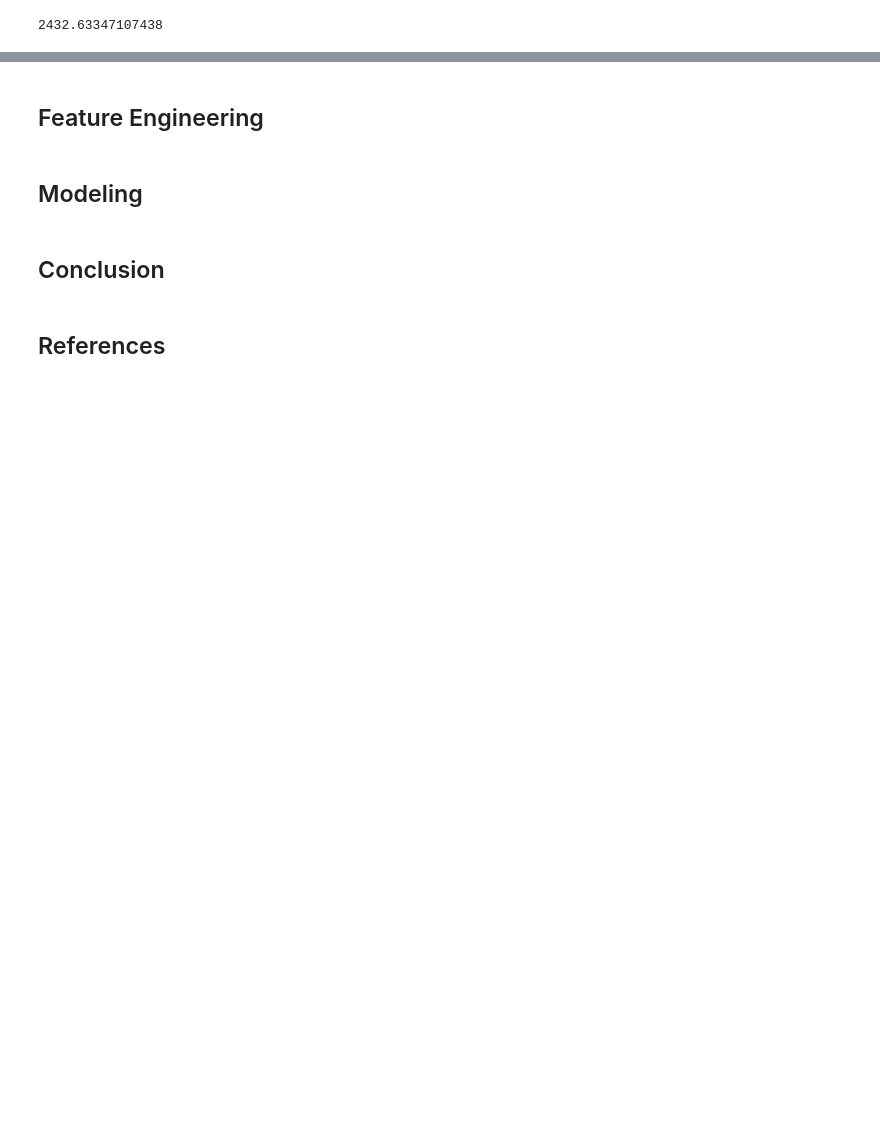
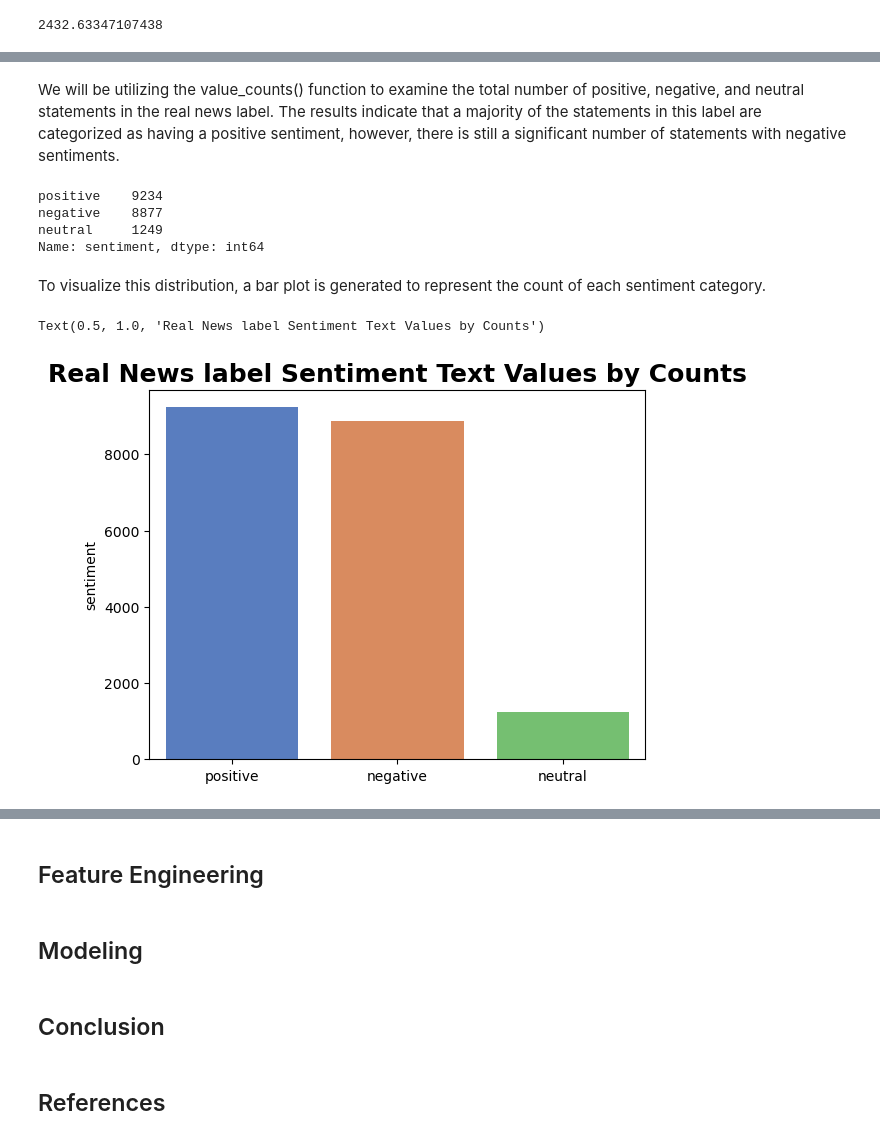
Before and after one commit to francheska-vicente/data102-fake-news, a Jupyter notebook: main.ipynb, the cells around one changed output, grey strips where cells are left out. Saved outputs shown, nothing was run; the diff lists cells and outputs as text; code cells hidden in the pictures; blank space fills up the shorter version.

```diff
--- a/main.ipynb
+++ b/main.ipynb
@@ -1126,0 +1200,9 @@ Comparing the results of the two label, it is evident that the fake label has a
+# %%
+#Real News
+all_words = ' '.join([word for word in rn_SA['text_string']])
+tokenized_words = nltk.tokenize.word_tokenize(all_words)
+
+fdist = FreqDist(tokenized_words)
+
+rn_SA['text_string_fdist'] = rn_SA['text_token'].apply(lambda x: ' '.join([item for item in x if fdist[item] >= 1 ]))
+rn_SA[['Content', 'text_token', 'text_string', 'text_string_fdist']].tail()
@@ -1126,0 +1229,10 @@ Comparing the results of the two label, it is evident that the fake label has a
+# %%
+#Real News
+wordnet_lem = WordNetLemmatizer()
+
+rn_SA['text_string_lem'] = rn_SA['text_string_fdist'].apply(wordnet_lem.lemmatize)
+
+# check if the columns are equal
+rn_SA['is_equal']= (rn_SA['text_string_fdist']== rn_SA['text_string_lem'])
+# show level count
+rn_SA.is_equal.value_counts()
@@ -1126,0 +1262,9 @@ Comparing the results of the two label, it is evident that the fake label has a
+# %%
+analyzer = SentimentIntensityAnalyzer()
+
+rn_SA['polarity'] = rn_SA['text_string_lem'].apply(lambda x: analyzer.polarity_scores(x))
+
+# Change data structure
+rn_SA = pd.concat(
+     [rn_SA.drop(['polarity'], axis=1),
+     rn_SA['polarity'].apply(pd.Series)], axis=1)
@@ -1126,0 +1273,12 @@ Comparing the results of the two label, it is evident that the fake label has a
+# %%
+def condition(x):
+    if x>0:
+        return "positive"
+    elif x==0:
+        return "neutral"
+    else:
+        return 'negative'
+
+rn_SA['sentiment'] = rn_SA['compound'].apply(condition)
+
+rn_SA.tail()
@@ -1126,0 +1292,18 @@ Comparing the results of the two label, it is evident that the fake label has a
+# %% [markdown]
+We will be utilizing the value_counts() function to examine the total number of positive, negative, and neutral statements in the real news label. The results indicate that a majority of the statements in this label are categorized as having a positive sentiment, however, there is still a significant number of statements with negative sentiments.
+# %%
+rn_SA['sentiment'].value_counts()
+# %% [output]
+positive    9234
+negative    8877
+neutral     1249
+Name: sentiment, dtype: int64
+# %% [markdown]
+To visualize this distribution, a bar plot is generated to represent the count of each sentiment category.
+# %%
+sns.set_palette('muted')
+ax = sns.barplot(x=rn_SA['sentiment'].value_counts().index, y=rn_SA['sentiment'].value_counts())
+ax.set_title('Real News label Sentiment Text Values by Counts', fontsize=18, fontweight='bold')
+# %% [output]
+Text(0.5, 1.0, 'Real News label Sentiment Text Values by Counts')
+[figure, added]
```
Also changed, not shown: parts of 194 cells of this notebook.
